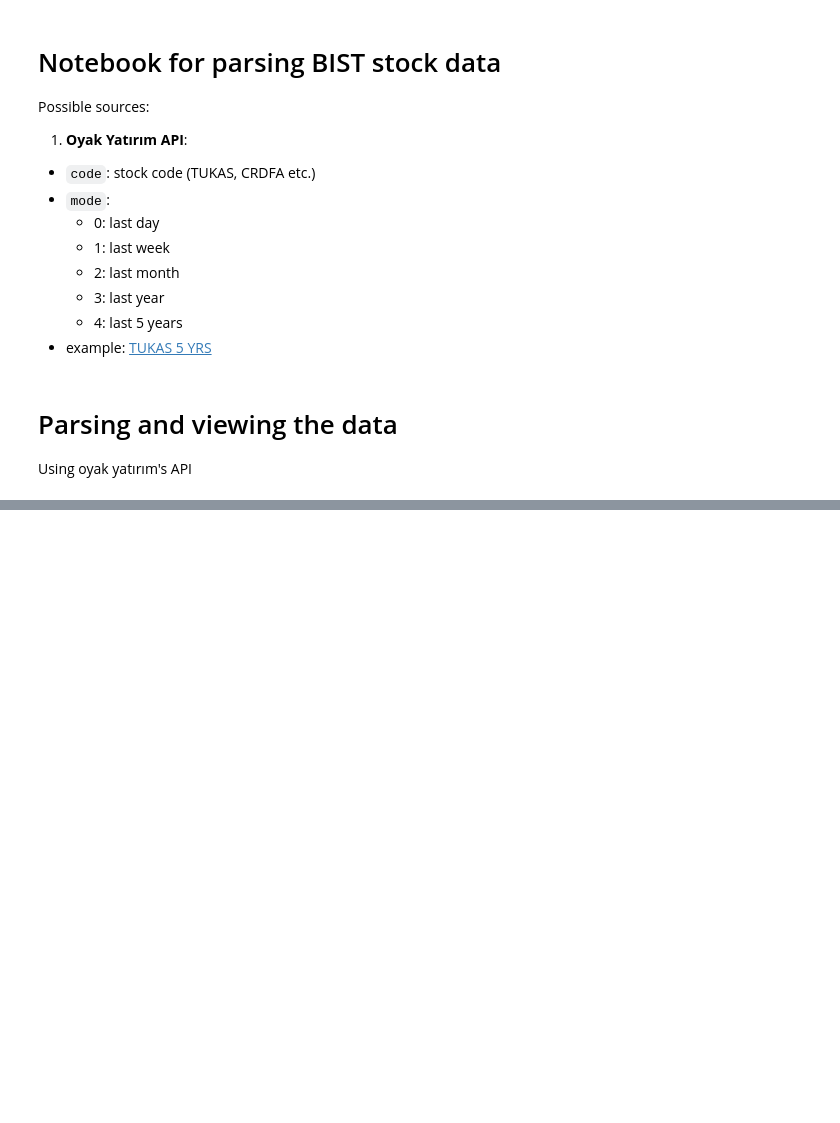
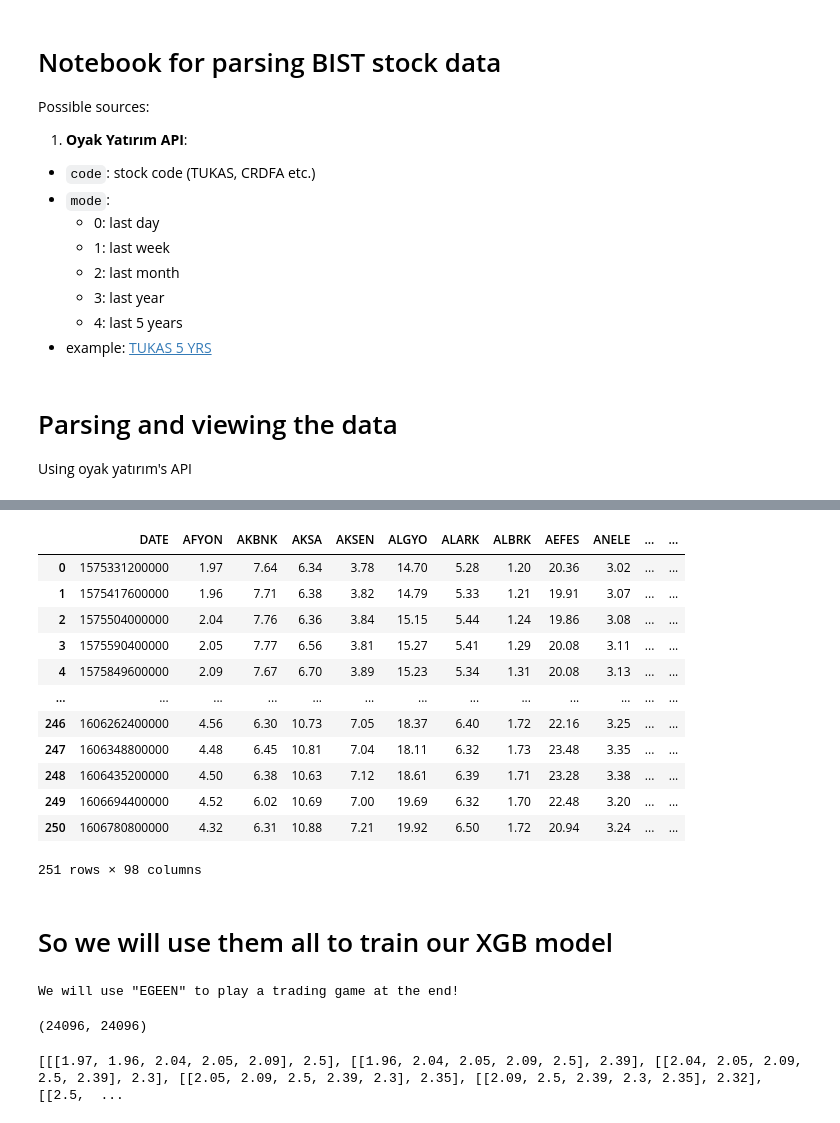
Before and after one commit to cemreefe/get-rich-quick, a Jupyter notebook: parse-stock.ipynb, the cells around one changed output, grey strips where cells are left out. Cells and saved outputs as stored; diff of their text form; code cells hidden in the pictures; blank space fills up the shorter version.

```diff
--- a/parse-stock.ipynb
+++ b/parse-stock.ipynb
@@ -65,0 +84,38 @@ plot_series(code, dates, vals)
+# %%
+df = pd.read_csv('data/stock/bist-stocks.csv', '\t')
+# %%
+df
+# %% [output]
+|  | DATE | AFYON | AKBNK | AKSA | AKSEN | ALGYO | ALARK | ALBRK | AEFES | ANELE | ... | ... |
+| 0 | 1575331200000 | 1.97 | 7.64 | 6.34 | 3.78 | 14.70 | 5.28 | 1.20 | 20.36 | 3.02 | ... | ... |
+| 1 | 1575417600000 | 1.96 | 7.71 | 6.38 | 3.82 | 14.79 | 5.33 | 1.21 | 19.91 | 3.07 | ... | ... |
+| 2 | 1575504000000 | 2.04 | 7.76 | 6.36 | 3.84 | 15.15 | 5.44 | 1.24 | 19.86 | 3.08 | ... | ... |
+| 3 | 1575590400000 | 2.05 | 7.77 | 6.56 | 3.81 | 15.27 | 5.41 | 1.29 | 20.08 | 3.11 | ... | ... |
+| 4 | 1575849600000 | 2.09 | 7.67 | 6.70 | 3.89 | 15.23 | 5.34 | 1.31 | 20.08 | 3.13 | ... | ... |
+| ... | ... | ... | ... | ... | ... | ... | ... | ... | ... | ... | ... | ... |
+| 246 | 1606262400000 | 4.56 | 6.30 | 10.73 | 7.05 | 18.37 | 6.40 | 1.72 | 22.16 | 3.25 | ... | ... |
+| 247 | 1606348800000 | 4.48 | 6.45 | 10.81 | 7.04 | 18.11 | 6.32 | 1.73 | 23.48 | 3.35 | ... | ... |
+| 248 | 1606435200000 | 4.50 | 6.38 | 10.63 | 7.12 | 18.61 | 6.39 | 1.71 | 23.28 | 3.38 | ... | ... |
+| 249 | 1606694400000 | 4.52 | 6.02 | 10.69 | 7.00 | 19.69 | 6.32 | 1.70 | 22.48 | 3.20 | ... | ... |
+| 250 | 1606780800000 | 4.32 | 6.31 | 10.88 | 7.21 | 19.92 | 6.50 | 1.72 | 20.94 | 3.24 | ... | ... |
+251 rows × 98 columns
+# %% [markdown]
+# So we will use them all to train our XGB model
+# %%
+dates, vals = [], []
+
+val_code = random.choice(df.columns)
+
+print(f'We will use "{val_code}" to play a trading game at the end!')
+
+for col in df.columns:
+    if col == 'DATE' or col == val_code:
+        pass
+    else:
+        dates += list(df['DATE'])
+        vals  += list(df[col])
+
+len(dates), len(vals)
+# %% [output]
+We will use "EGEEN" to play a trading game at the end!
+(24096, 24096)
@@ -65,0 +313,19 @@ plot_series(code, dates, vals)
+# %%
+%%time
+
+all_features = get_cumulative_features(vals)
+
+X, y = prepare_data(vals, all_features)
+
+X, y = shuffle_data(X, y)
+
+test_ratio  = .2
+
+splits = test_split(X, y, test_ratio)
+
+X_train = splits[0]
+y_train = splits[1]
+X_test  = splits[2]
+y_test  = splits[3]
+# %% [output]
+[[[1.97, 1.96, 2.04, 2.05, 2.09], 2.5], [[1.96, 2.04, 2.05, 2.09, 2.5], 2.39], [[2.04, 2.05, 2.09, 2.5, 2.39], 2.3], [[2.05, 2.09, 2.5, 2.39, 2.3], 2.35], [[2.09, 2.5, 2.39, 2.3, 2.35], 2.32], [[2.5,  ...
```
Also changed, not shown: parts of 26 cells of this notebook, 1 other file.
